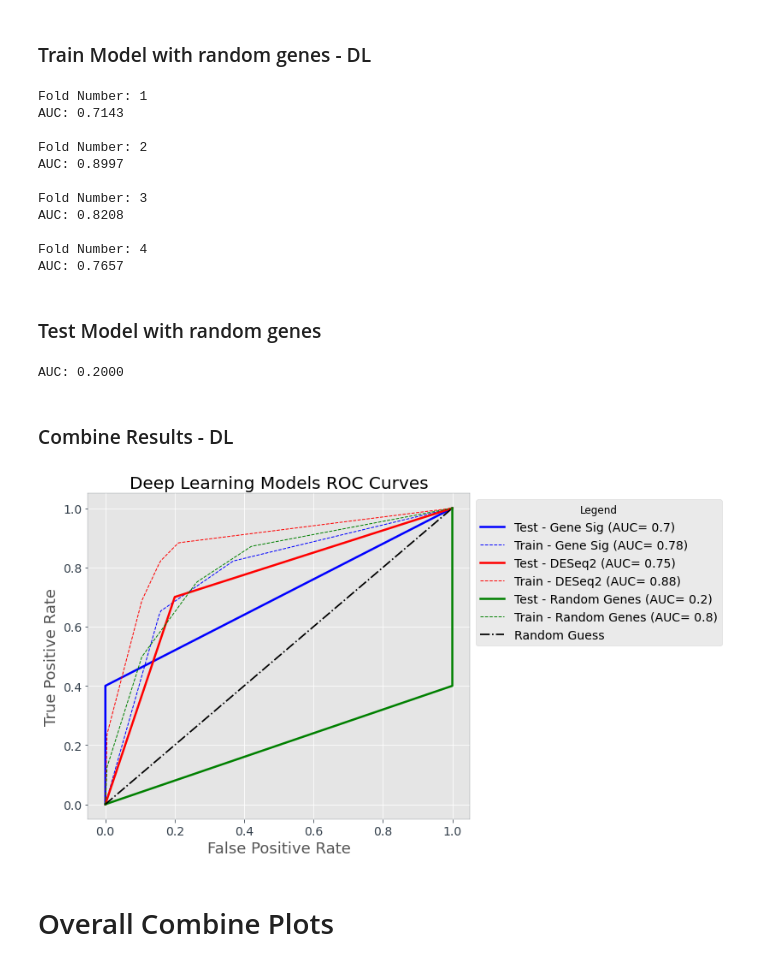
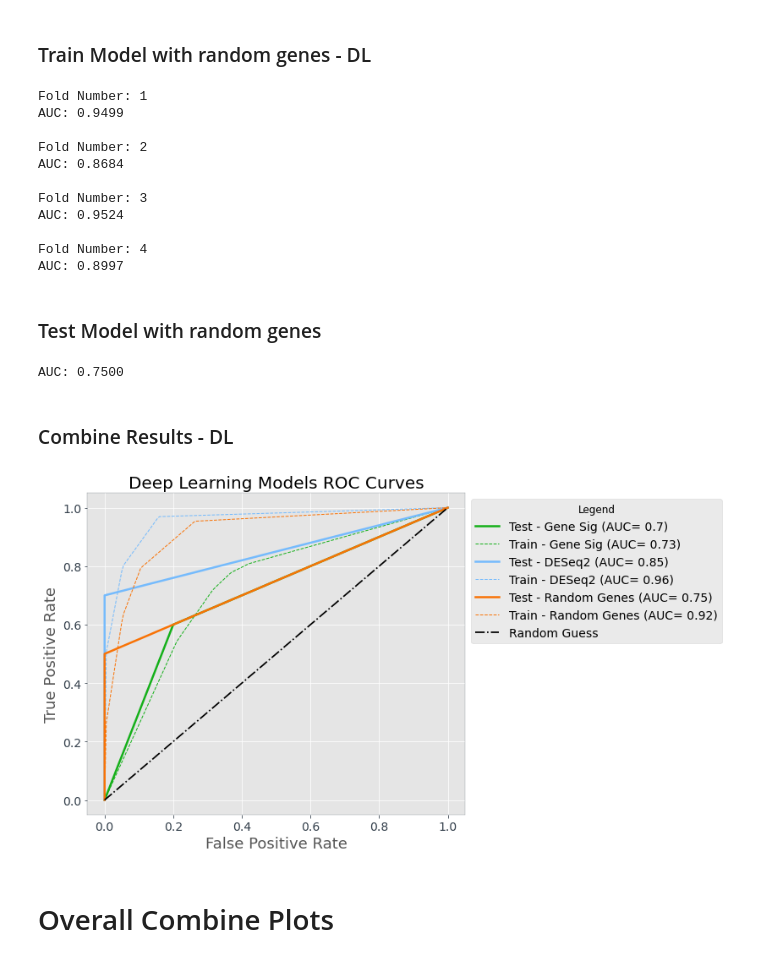
Before and after one commit to hzorkic/machine_learning_and_molecular_docking_for_drug_discovery, a Jupyter notebook: COAD Analysis.ipynb, the cells around one changed output. Cells and saved outputs as stored; diff of their text form; code cells hidden in the pictures.

Commit message:
updated plots with most recent data

```diff
--- a/COAD Analysis.ipynb
+++ b/COAD Analysis.ipynb
@@ -115,9 +115,10 @@ df_gene_sig.head(10)
 df_deseq=pd.read_csv('top_genes.csv') # load
 df_deseq.drop(labels=['baseMean','lfcSE','stat','pvalue'],axis=1,inplace=True)
 df_deseq.rename(columns={'Unnamed: 0':'genes'},inplace=True)
+df_deseq=df_deseq.head(100)
 # Filter out by fold change
 s0=np.shape(df_deseq)[0]
-df_deseq=df_deseq[np.abs(df_deseq['log2FoldChange'])>3]
+#df_deseq=df_deseq[np.abs(df_deseq['log2FoldChange'])>3]
 s0=s0-np.shape(df_deseq)[0]
 
 
@@ -125,6 +126,7 @@ s0=s0-np.shape(df_deseq)[0]
 df_SEQ=df[df_deseq['genes'].to_list()]
 
 # filter out less expressed genes
+'''
 count=0; # keep track of how many genese removed
 thresh=15 # min number of samples needed
 for col in df_SEQ.columns.to_list():
@@ -136,7 +138,7 @@ for col in df_SEQ.columns.to_list():
 
 print("Removed %d genes. These genes did not meet 10 sample mininum. Or have log fold >2 \nWe have %d genes left \
 "%(count+s0,len(df_SEQ.columns.to_list())))
-
-
+'''
+print(np.shape(df_SEQ))
 df_SEQ.head()
 # %% [output]
@@ -855,7 +888,7 @@ AUC: 0.7000
 def baseline_model():
   # create model
     model = Sequential()
-    model.add(Dense(32, input_dim=25, activation='relu'))
+    model.add(Dense(32, input_dim=100, activation='relu'))
     model.add(Dropout(0.2))
     model.add(Dense(16, activation='relu'))
     model.add(Dense(8, activation='relu'))
@@ -1037,16 +1070,16 @@ for train_index, test_index in skf.split(x_train, y_train):
     c+=1
 # %% [output]
 Fold Number: 1
-AUC: 0.7143
+AUC: 0.9499
 
 Fold Number: 2
-AUC: 0.8997
+AUC: 0.8684
 
 Fold Number: 3
-AUC: 0.8208
+AUC: 0.9524
 
 Fold Number: 4
-AUC: 0.7657
+AUC: 0.8997
 # %% [markdown]
 ### Test Model with random genes
 # %%
@@ -1071,7 +1104,7 @@ lab='Test'
 # Uncomment to print results
 print('AUC: %.4f'%(test_auc_rand))
 # %% [output]
-AUC: 0.2000
+AUC: 0.7500
 # %% [markdown]
 ### Combine Results - DL
 # %%
@@ -1106,40 +1139,40 @@ tprs_lower_rand = mean_rand - std_rand
 fig =plt.figure(figsize=(8,7))
 
 # Plot Gene Sig
 test_label='Test - Gene Sig (AUC= '+str(round(test_auc_gs,2))+')'
-plt.plot(fpr_gs, tpr_gs,'b', label=test_label,linewidth=2.5)
+plt.plot(fpr_gs, tpr_gs,'b', label=test_label,linewidth=2.5,color='xkcd:green')
 train_label='Train - Gene Sig (AUC= '+str(round(sum(aucs_gs)/4,2))+')'
-plt.plot(base_fpr, mean_tprs_gs, '--b',label=train_label,linewidth=1)
+plt.plot(base_fpr, mean_tprs_gs, '--b',label=train_label,linewidth=1,color='xkcd:green')
 #plt.fill_between(base_fpr, tprs_lower_gs, tprs_upper_gs, color='grey', alpha=0.3,label='STD 1')
 
 
 # Plot DESEQ
 test_label='Test - DESeq2 (AUC= '+str(round(test_auc_deseq,2))+')'
-plt.plot(fpr_deseq, tpr_deseq,'r', label=test_label,linewidth=2.5)
+plt.plot(fpr_deseq, tpr_deseq,'r', label=test_label,linewidth=2.5,color='xkcd:sky blue')
 train_label='Train - DESeq2 (AUC= '+str(round(sum(aucs_deseq)/4,2))+')'
-plt.plot(base_fpr, mean_deseq, '--r',label=train_label,linewidth=1)
+plt.plot(base_fpr, mean_deseq, '--r',label=train_label,linewidth=1,color='xkcd:sky blue')
 #plt.fill_between(base_fpr, tprs_lower_deseq, tprs_upper_deseq, color='grey', alpha=0.3,label='STD 1')
 
 # Plot Random
 test_label='Test - Random Genes (AUC= '+str(round(test_auc_rand,2))+')'
-plt.plot(fpr_rand, tpr_rand,'g', label=test_label,linewidth=2.5)
+plt.plot(fpr_rand, tpr_rand,'g', label=test_label,linewidth=2.5,color='xkcd:orange')
 train_label='Train - Random Genes (AUC= '+str(round(sum(aucs_rand)/4,2))+')'
-plt.plot(base_fpr, mean_rand, '--g',label=train_label,linewidth=1)
+plt.plot(base_fpr, mean_rand, '--g',label=train_label,linewidth=1,color='xkcd:orange')
 #plt.fill_between(base_fpr, tprs_lower_rand, tprs_upper_rand, color='grey', alpha=0.3,label='STD 1')
 
 
 # Labels and Plot settings
 plt.plot([0, 1], [0, 1],'-.k',label='Random Guess',linewidth=1.75)
 plt.ylabel('True Positive Rate',fontsize=18)
 plt.xlabel('False Positive Rate',fontsize=18)
 plt.title('Deep Learning Models ROC Curves',fontsize=20)
 plt.legend(title='Legend', bbox_to_anchor=(1, 1), loc='upper left',fontsize=14)
 plt.rcParams['legend.title_fontsize'] = 'large'
 plt.xticks(fontsize=14)
 plt.yticks(fontsize=14)
 plt.show()
 # %% [output]
-[figure, old version]
+[figure, new version]
 # %% [markdown]
 # Overall Combine Plots
 # %%
```
Also changed, not shown: parts of 34 cells of this notebook, 1 other file.
